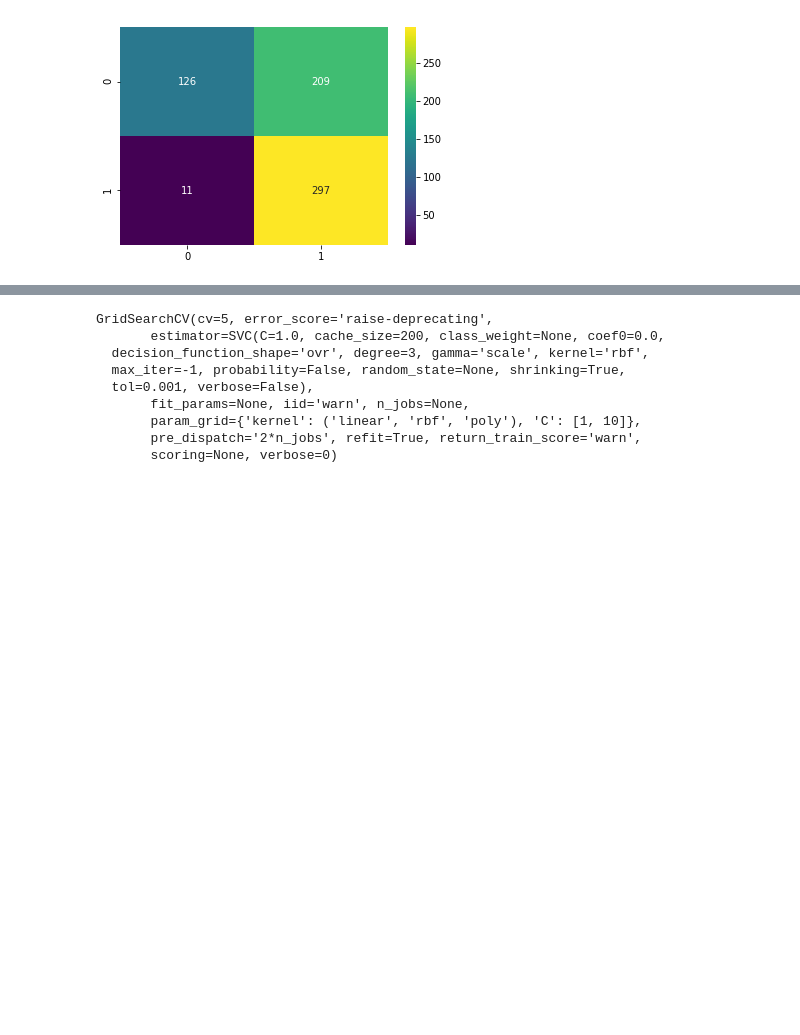
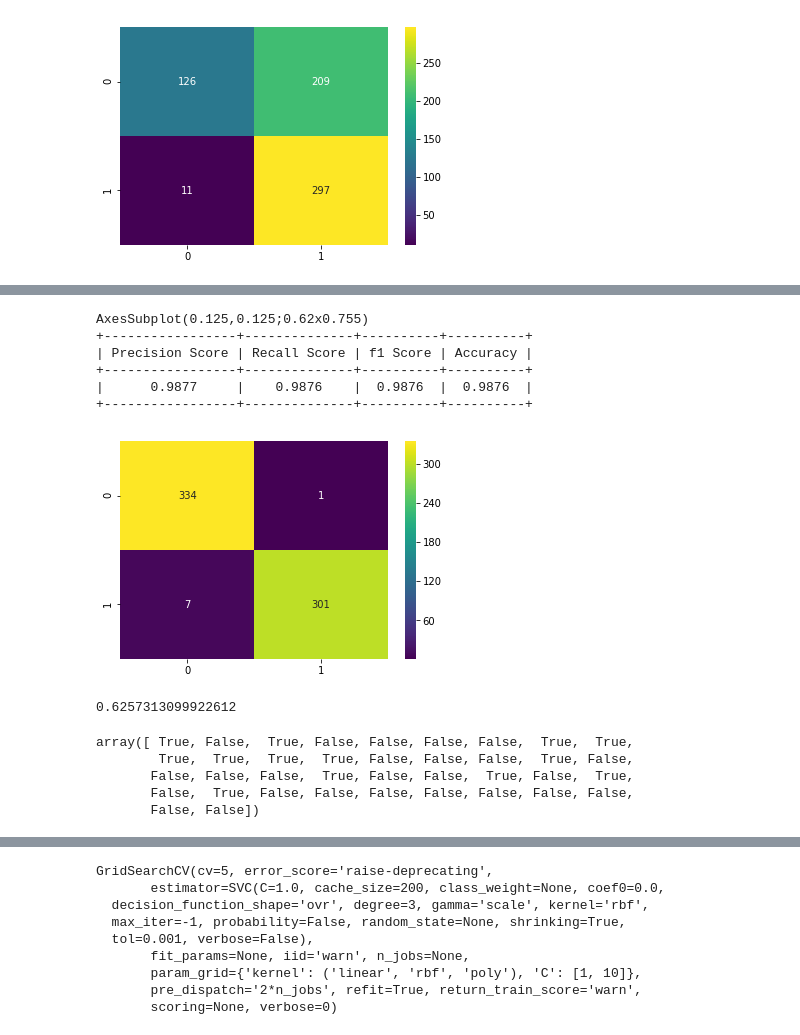
Before and after one commit to prabhnoor0212/malicious-website-detection, a Jupyter notebook: ML_WORKING.ipynb, the cells around one changed output, grey strips where cells are left out. Cells and saved outputs as stored; diff of their text form; code cells hidden in the pictures; blank space fills up the shorter version.

```diff
--- a/ML_WORKING.ipynb
+++ b/ML_WORKING.ipynb
@@ -404,0 +471,29 @@ AxesSubplot(0.125,0.125;0.62x0.755)
+# %%
+rf_model = RandomForestClassifier(n_estimators=10)
+rf_model.fit(X_train, y_train)
+pred = rf_model.predict(X_test)
+gen_scores(y_test, pred)
+# %% [output]
+AxesSubplot(0.125,0.125;0.62x0.755)
++-----------------+--------------+----------+----------+
+| Precision Score | Recall Score | f1 Score | Accuracy |
++-----------------+--------------+----------+----------+
+|      0.9877     |    0.9876    |  0.9876  |  0.9876  |
++-----------------+--------------+----------+----------+
+[figure, added]
+# %%
+import time
+start = time.clock()
+selector = RFE(RandomForestClassifier(n_estimators=10), n_features_to_select=13)
+selector.fit(X_train, y_train)
+print (time.clock() - start)
+# %% [output]
+0.6257313099922612
+# %%
+selector.support_
+# %% [output]
+array([ True, False,  True, False, False, False, False,  True,  True,
+        True,  True,  True,  True, False, False, False,  True, False,
+       False, False, False,  True, False, False,  True, False,  True,
+       False,  True, False, False, False, False, False, False, False,
+       False, False])
```
Also changed, not shown: parts of 31 cells of this notebook.
